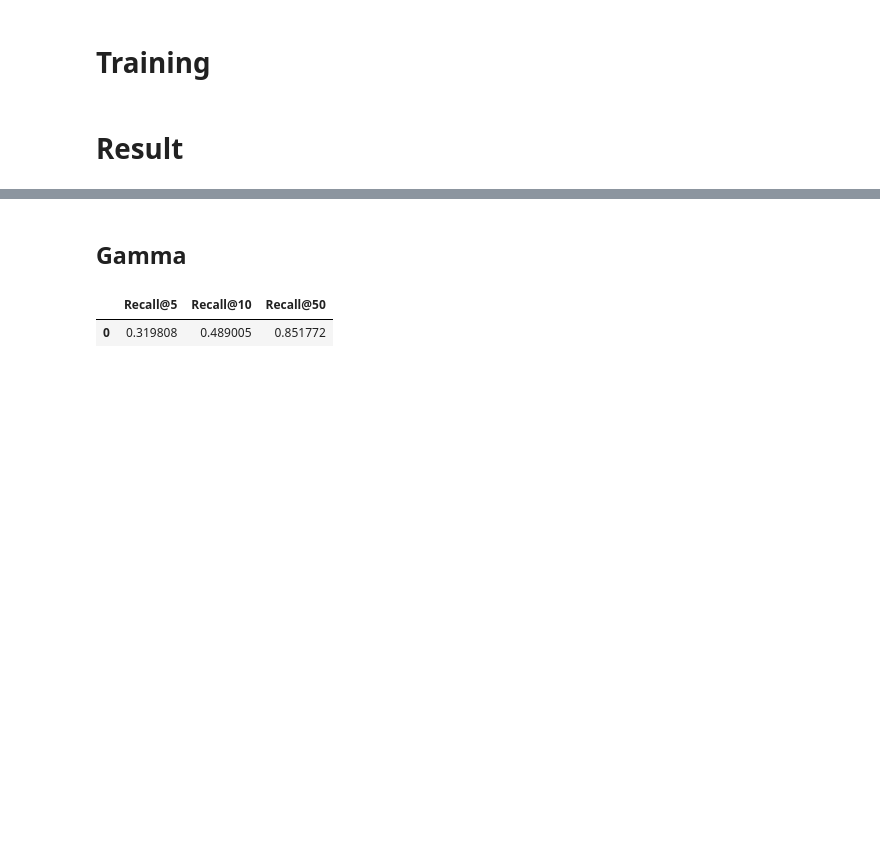
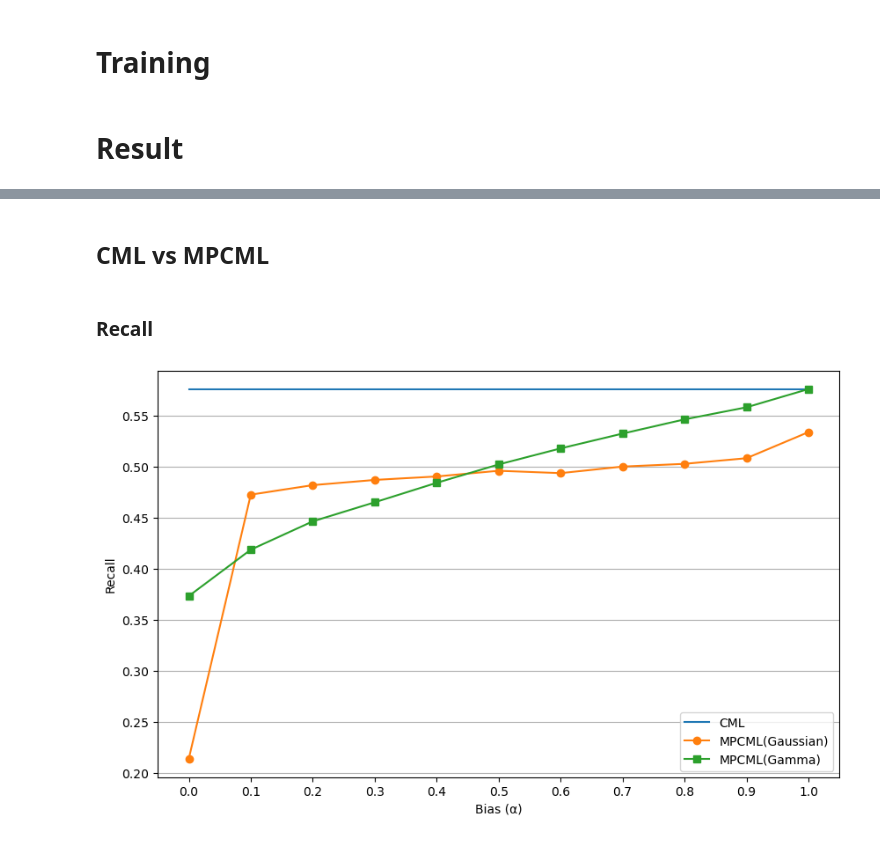
Before and after one commit to 9re-pe/mpcml, a Jupyter notebook: experiment/notebook/distributions/ml_100k.ipynb, the cells around one changed output, grey strips where cells are left out. Cells and saved outputs as stored; diff of their text form; code cells hidden in the pictures; blank space fills up the shorter version.

```diff
--- a/experiment/notebook/distributions/ml_100k.ipynb
+++ b/experiment/notebook/distributions/ml_100k.ipynb
@@ -74,3 +95,3 @@ trainer.fit(n_batch, n_epoch)
 # %%
-trainer.valid(knn, recall)
-display(trainer.valid_scores)
+trainer.valid(knn, userwise)
+re_base = trainer.valid_scores.copy()
@@ -88,8 +190,47 @@ display(trainer.valid_scores)
+# %% [markdown]
+## CML vs MPCML
+# %%
+# df -> list
+
+k = 10
+n_bias = len(bias_li)
+
+# CML(Base)
+recall_base           = re_base[f'Recall@{k}'].tolist() * n_bias
+unpopularity_base     = re_base[f'Unpopularity@{k}'].tolist() * n_bias
+serendipity_base      = re_base[f'Serendipity@{k}'].tolist() * n_bias
+longtale_base         = re_base[f'Long-tail rate@{k}'].tolist() * n_bias
+
+# MPCML (Gaussian)
+recall_mpcml_1        = re_mpcml_1[f'Recall@{k}'].tolist()
+unpopularity_mpcml_1  = re_mpcml_1[f'Unpopularity@{k}'].tolist()
+serendipity_mpcml_1   = re_mpcml_1[f'Serendipity@{k}'].tolist()
+longtale_mpcml_1      = re_mpcml_1[f'Long-tail rate@{k}'].tolist()
+
+# MPCML (Gamma)
+recall_mpcml_2        = re_mpcml_2[f'Recall@{k}'].tolist()
+unpopularity_mpcml_2  = re_mpcml_2[f'Unpopularity@{k}'].tolist()
+serendipity_mpcml_2   = re_mpcml_2[f'Serendipity@{k}'].tolist()
+longtale_mpcml_2      = re_mpcml_2[f'Long-tail rate@{k}'].tolist()
 # %% [markdown]
-## Gamma
+### Recall
-# %%
-trainer.valid(mp_gamma, recall)
-display(trainer.valid_scores)
-# %% [output]
-|  | Recall@5 | Recall@10 | Recall@50 |
-| 0 | 0.319808 | 0.489005 | 0.851772 |
+# %%
+plt.figure(figsize=(10, 6))
+plt.plot(bias_li, recall_base, label='CML')
+plt.plot(bias_li, recall_mpcml_1, label='MPCML(Gaussian)', marker='o')
+plt.plot(bias_li, recall_mpcml_2, label='MPCML(Gamma)', marker='s')
+
+plt.xticks(bias_li)
+plt.xlabel('Bias (α)')
+plt.ylabel('Recall')
+plt.legend()
+plt.grid(axis='y')
+
+if out_to_file:
+    now = datetime.now()
+    file_name = now.strftime("recall_%Y_%m_%d_%H%M.png")
+    plt.savefig(out_dir + file_name, bbox_inches='tight')
+
+plt.show()
+# %% [output]
+[figure, added]
```
Also changed, not shown: parts of 30 cells of this notebook, 5 other files.
